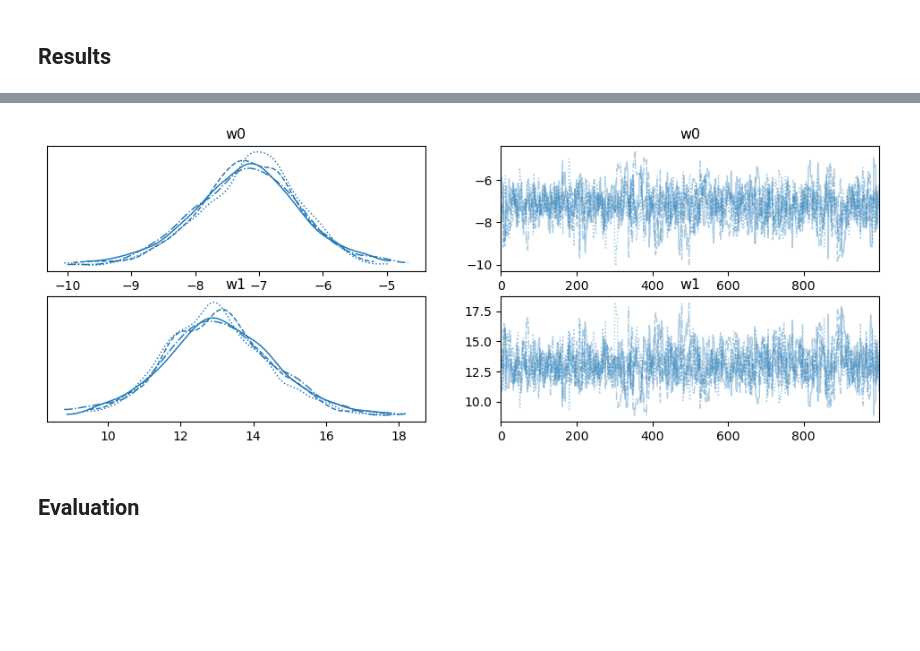
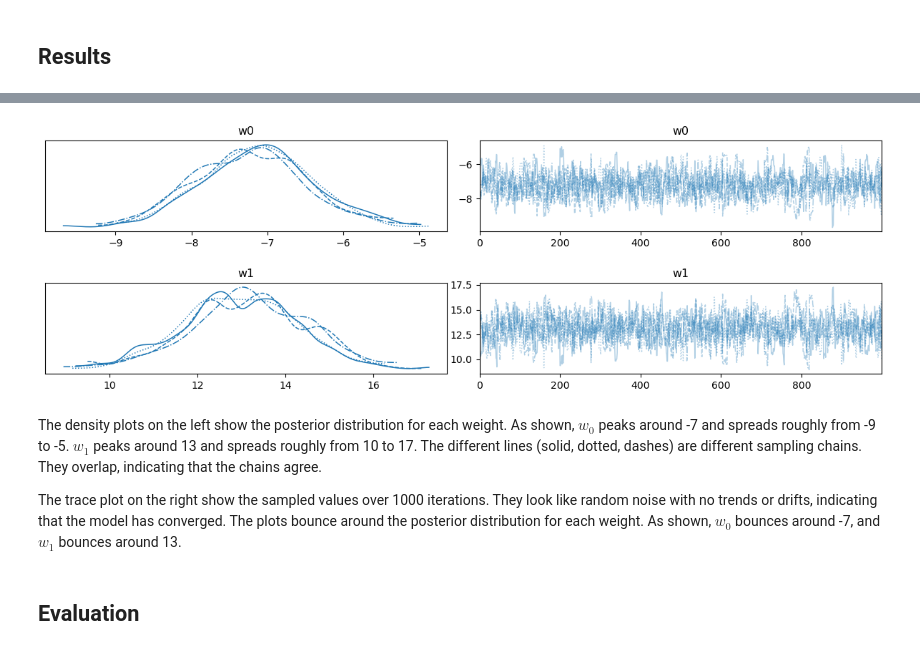
Before and after one commit to sewardwi/ds4420-final-project, a Jupyter notebook: bayesian_model/bayesian_model.ipynb, the cells around one changed output, grey strips where cells are left out. Saved outputs shown, nothing was run; the diff lists cells and outputs as text; code cells hidden in the pictures; blank space fills up the shorter version.

Commit message:
Changes to bayesian model

```diff
--- a/bayesian_model/bayesian_model.ipynb
+++ b/bayesian_model/bayesian_model.ipynb
@@ -249,9 +250,14 @@ az.summary(trace)
 # %%
 # plot posterior distribution
 az.plot_trace(trace)
+plt.tight_layout(h_pad=2)
 plt.show()
 # %% [output]
-[figure, old version]
+[figure, new version]
+# %% [markdown]
+The density plots on the left show the posterior distribution for each weight. As shown, $w_0$ peaks around -7 and spreads roughly from -9 to -5. $w_1$ peaks around 13 and spreads roughly from 10 to 17. The different lines (solid, dotted, dashes) are different sampling chains. They overlap, indicating that the chains agree.
+
+The trace plot on the right show the sampled values over 1000 iterations. They look like random noise with no trends or drifts, indicating that the model has converged. The plots bounce around the posterior distribution for each weight. As shown, $w_0$ bounces around -7, and $w_1$ bounces around 13.
 # %% [markdown]
 ## Evaluation
 # %%
```
Also changed, not shown: parts of 7 cells of this notebook.
